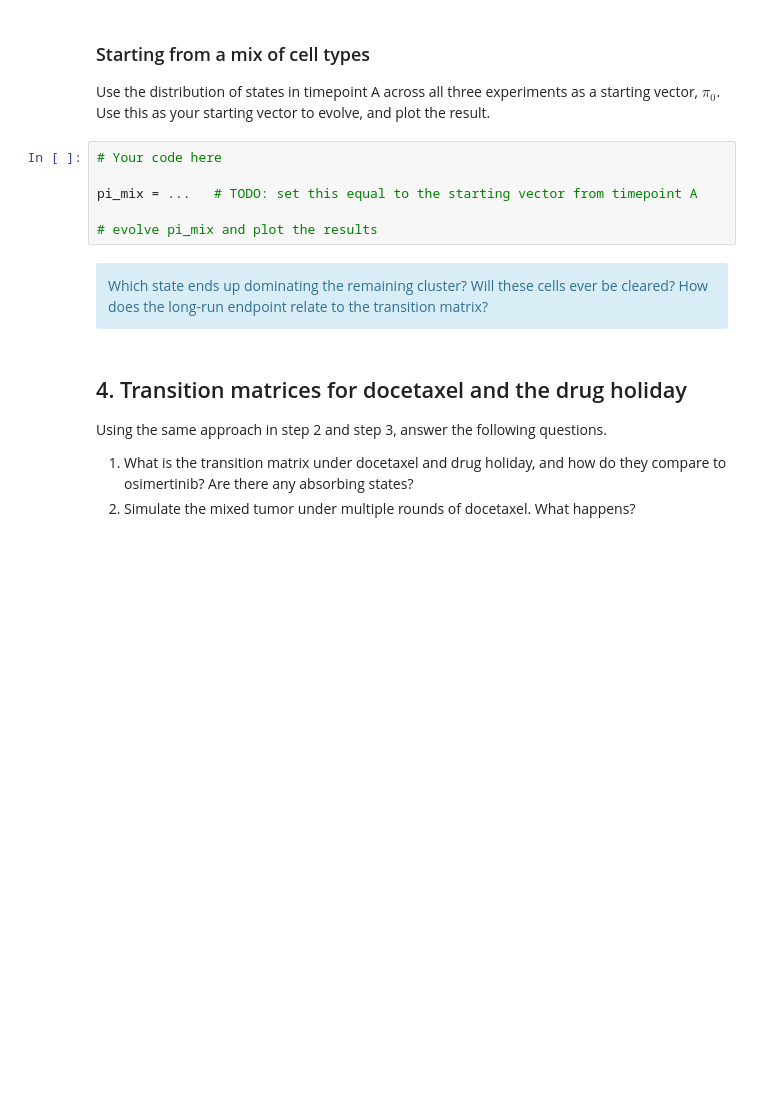
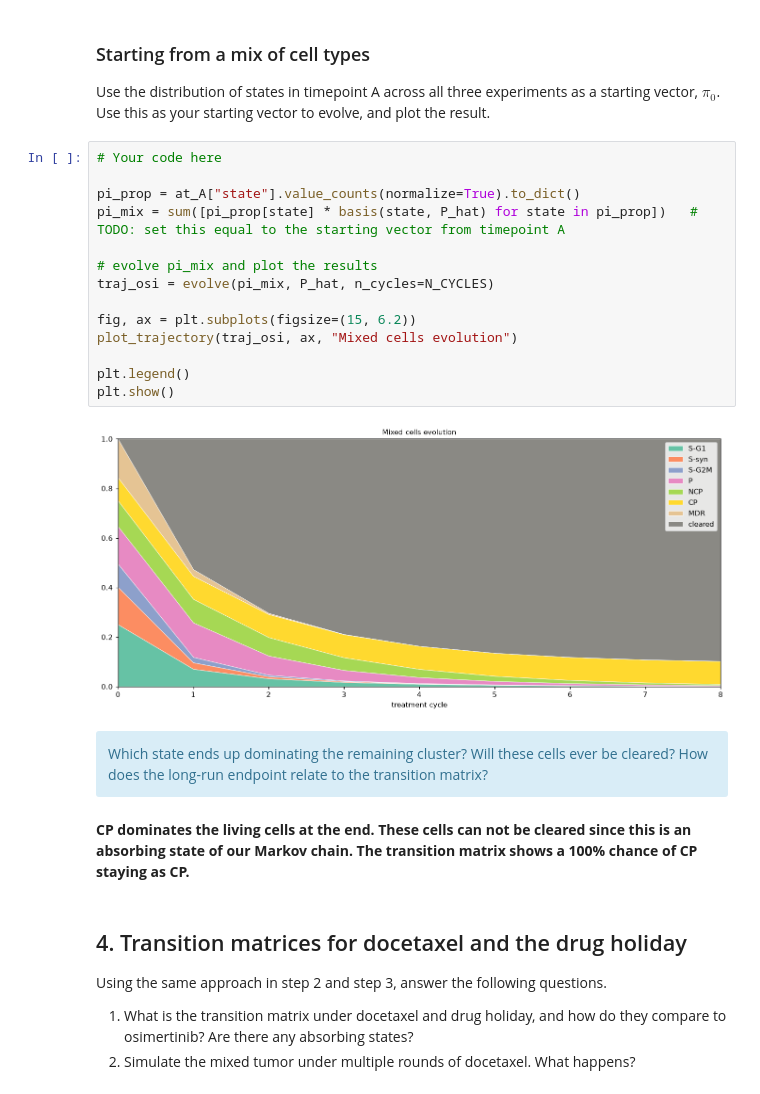
Before and after one commit to wesleyfletcher/UU_F26_templates, a Jupyter notebook: Week10/thursday_lab/Lab09_markov_chain.ipynb, the cells around one changed output. Cells and saved outputs as stored; diff of their text form; blank space fills up the shorter version.

```diff
--- a/Week10/thursday_lab/Lab09_markov_chain.ipynb
+++ b/Week10/thursday_lab/Lab09_markov_chain.ipynb
@@ -225,11 +295,23 @@ Use the distribution of states in timepoint A across all three experiments as a
 # %%
 # Your code here
 
-pi_mix = ...   # TODO: set this equal to the starting vector from timepoint A
+pi_prop = at_A["state"].value_counts(normalize=True).to_dict()
+pi_mix = sum([pi_prop[state] * basis(state, P_hat) for state in pi_prop])   # TODO: set this equal to the starting vector from timepoint A
 
 # evolve pi_mix and plot the results
+traj_osi = evolve(pi_mix, P_hat, n_cycles=N_CYCLES)
+
+fig, ax = plt.subplots(figsize=(15, 6.2))
+plot_trajectory(traj_osi, ax, "Mixed cells evolution")
+
+plt.legend()
+plt.show()
+# %% [output]
+[figure, added]
 # %% [markdown]
 <div class = "alert alert-info"> Which state ends up dominating the remaining cluster? Will these cells ever be cleared? How does the long-run endpoint relate to the transition matrix?</div>
+# %% [markdown]
+**CP dominates the living cells at the end. These cells can not be cleared since this is an absorbing state of our Markov chain. The transition matrix shows a 100% chance of CP staying as CP.**
 # %% [markdown]
 ## 4. Transition matrices for docetaxel and the drug holiday
 
```
Also changed, not shown: parts of 26 cells of this notebook.
